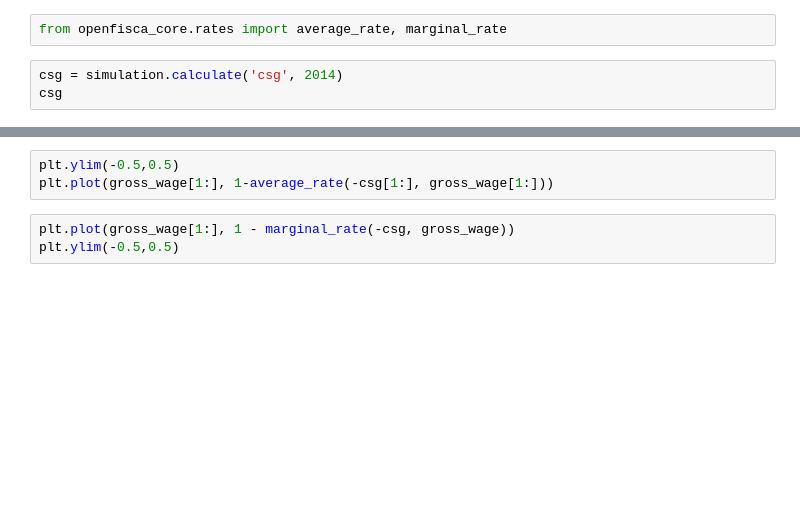
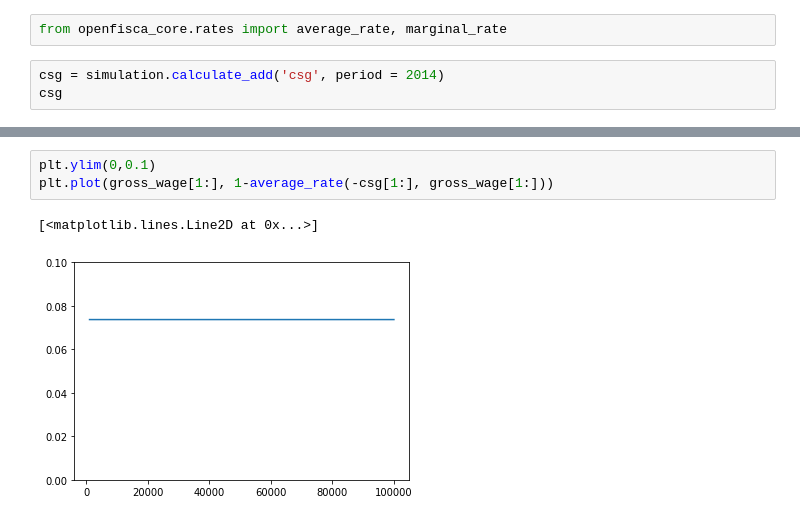
Before and after one commit to openfisca/tutorial, a Jupyter notebook: notebooks/how_to_handle_axes.ipynb, the cells around one changed output, grey strips where cells are left out. Saved outputs shown, nothing was run; the diff lists cells and outputs as text; blank space fills up the shorter version.

```diff
--- a/notebooks/how_to_handle_axes.ipynb
+++ b/notebooks/how_to_handle_axes.ipynb
@@ -79,5 +128,5 @@ Marginal and Average rate exist as functions implemented in OpenFisca. You can a
 # %%
 from openfisca_core.rates import average_rate, marginal_rate
 # %%
-csg = simulation.calculate('csg', 2014)
+csg = simulation.calculate_add('csg', period = 2014)
 csg
@@ -86,6 +174,6 @@ csg
 # %%
-plt.ylim(-0.5,0.5)
+plt.ylim(0,0.1)
 plt.plot(gross_wage[1:], 1-average_rate(-csg[1:], gross_wage[1:]))
+# %% [output]
+[<matplotlib.lines.Line2D at 0x...>]
+[figure, added]
-# %%
-plt.plot(gross_wage[1:], 1 - marginal_rate(-csg, gross_wage))
-plt.ylim(-0.5,0.5)
```
Also changed, not shown: parts of 12 cells of this notebook, 3 other files.
